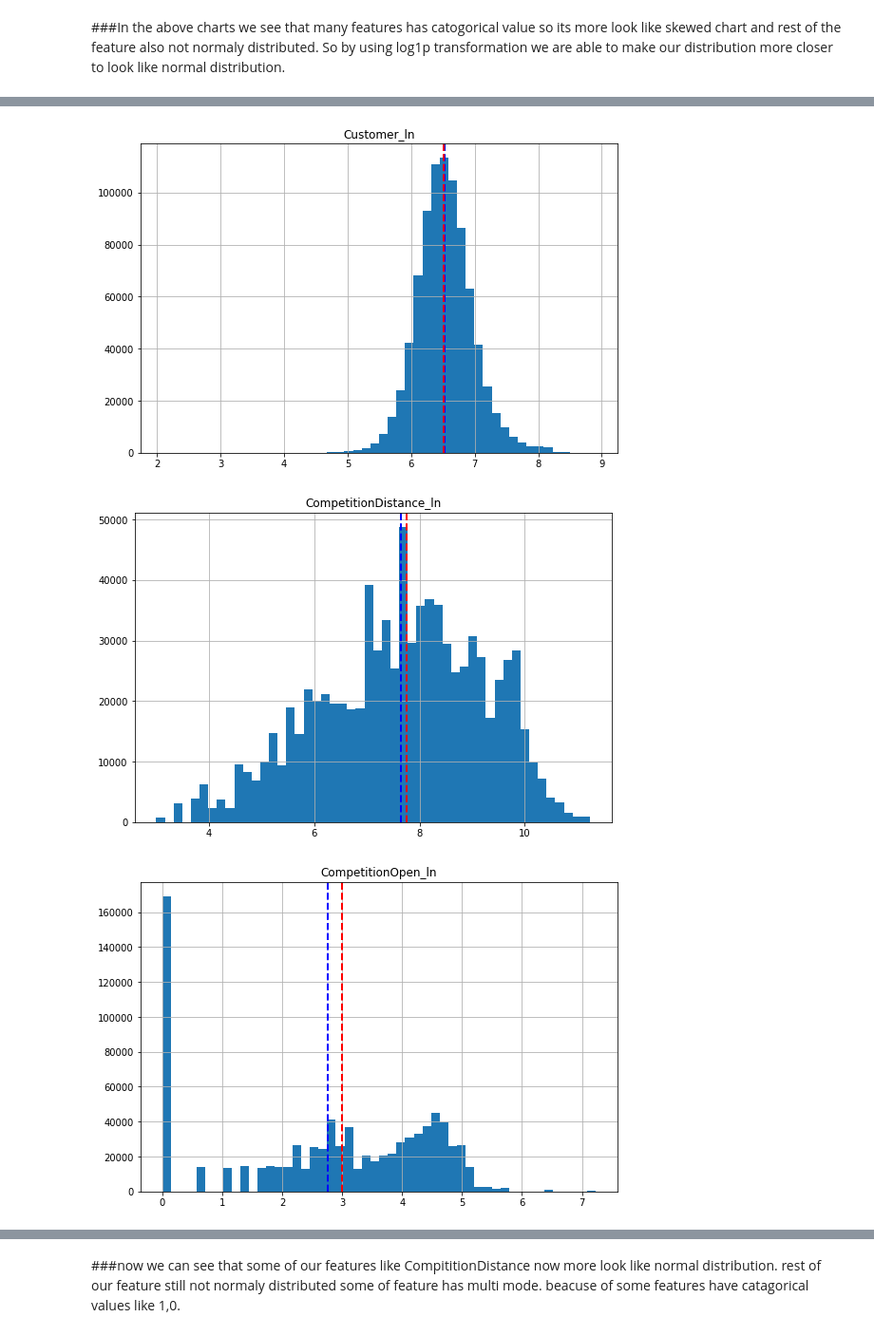
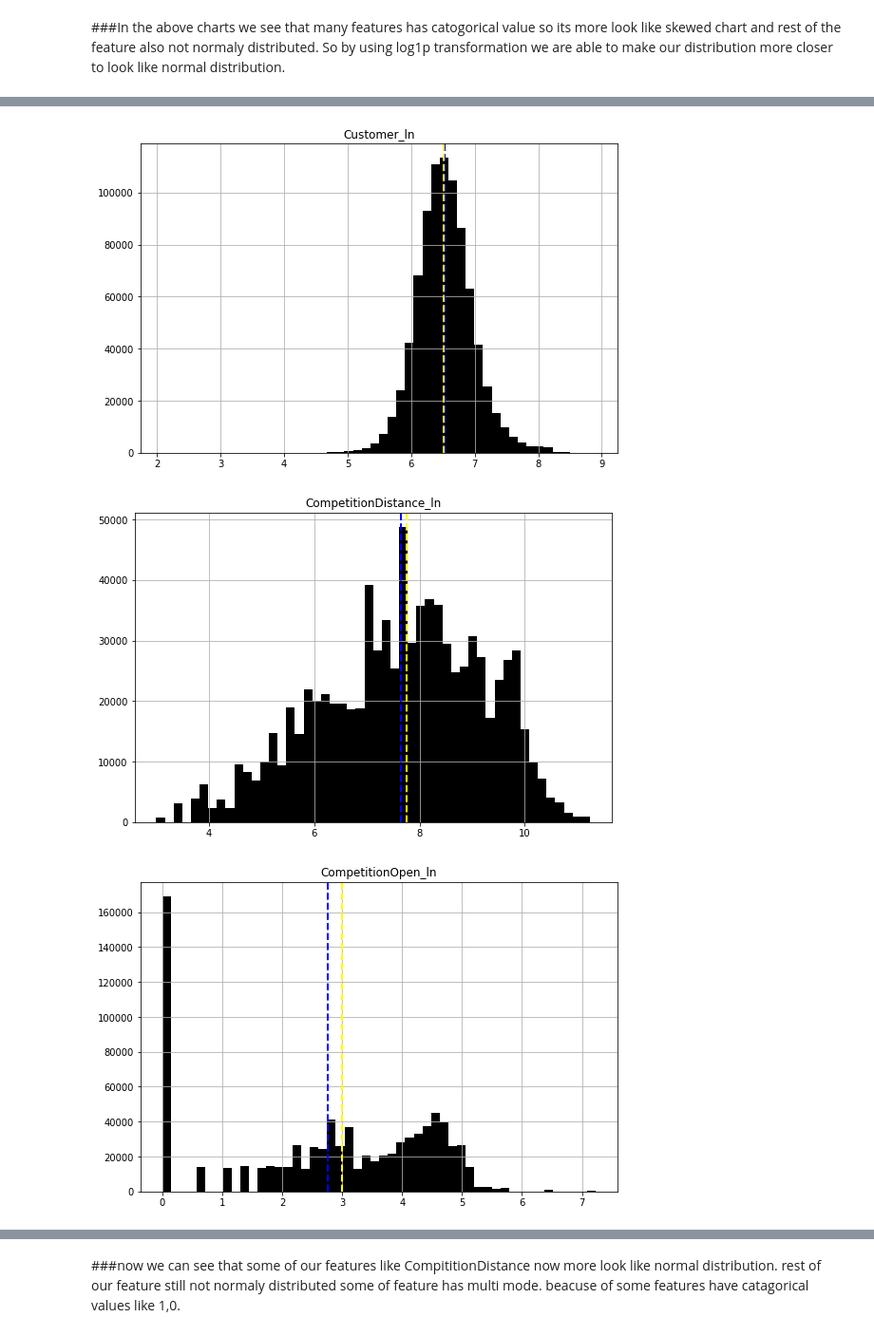
Before and after one commit to harshadsavle/rossmann-store-prediction, a Jupyter notebook: Retail_Sales_Prediction_Harshad_Savle.ipynb, the cells around one changed output, grey strips where cells are left out. Shown at 95% size. Saved outputs shown, nothing was run; the diff lists cells and outputs as text; code cells hidden in the pictures.

```diff
--- a/Retail_Sales_Prediction_Harshad_Savle.ipynb
+++ b/Retail_Sales_Prediction_Harshad_Savle.ipynb
@@ -832,8 +832,8 @@ numeric_feature = ['Sales', 'Customers', 'CompetitionDistance','CompetitionOpen'
 for col in numeric_feature:
   fig = plt.figure(figsize=(9, 6))
   ax = fig.gca()
-  final_df[col].hist(bins=50, ax = ax, color = 'green')
+  final_df[col].hist(bins=50, ax = ax, color = 'black')
   ax.axvline(final_df[col].mean(), color = 'blue',linestyle='dashed', linewidth=2)
-  ax.axvline(final_df[col].median(), color = 'red',linestyle='dashed', linewidth=2)
+  ax.axvline(final_df[col].median(), color = 'yellow',linestyle='dashed', linewidth=2)
   ax.set_title(col)
 # %% [output]
@@ -872,8 +872,8 @@ numeric_feature_ln = ['Sales_sqrt', 'Customer_ln', 'CompetitionDistance_ln','Com
 for col in numeric_feature_ln:
   fig = plt.figure(figsize=(9, 6))
   ax = fig.gca()
-  final_df[col].hist(bins=50, ax = ax)
+  final_df[col].hist(bins=50, ax = ax,color = 'black')
   ax.axvline(final_df[col].mean(), color = 'blue',linestyle='dashed', linewidth=2)
-  ax.axvline(final_df[col].median(), color = 'red',linestyle='dashed', linewidth=2)
+  ax.axvline(final_df[col].median(), color = 'yellow',linestyle='dashed', linewidth=2)
   ax.set_title(col)
 # %% [output]
@@ -881,3 +881,3 @@ for col in numeric_feature_ln:
-[figure, old version]
+[figure, new version]
-[figure, old version]
+[figure, new version]
-[figure, old version]
+[figure, new version]
```
Also changed, not shown: parts of 3 cells of this notebook.
